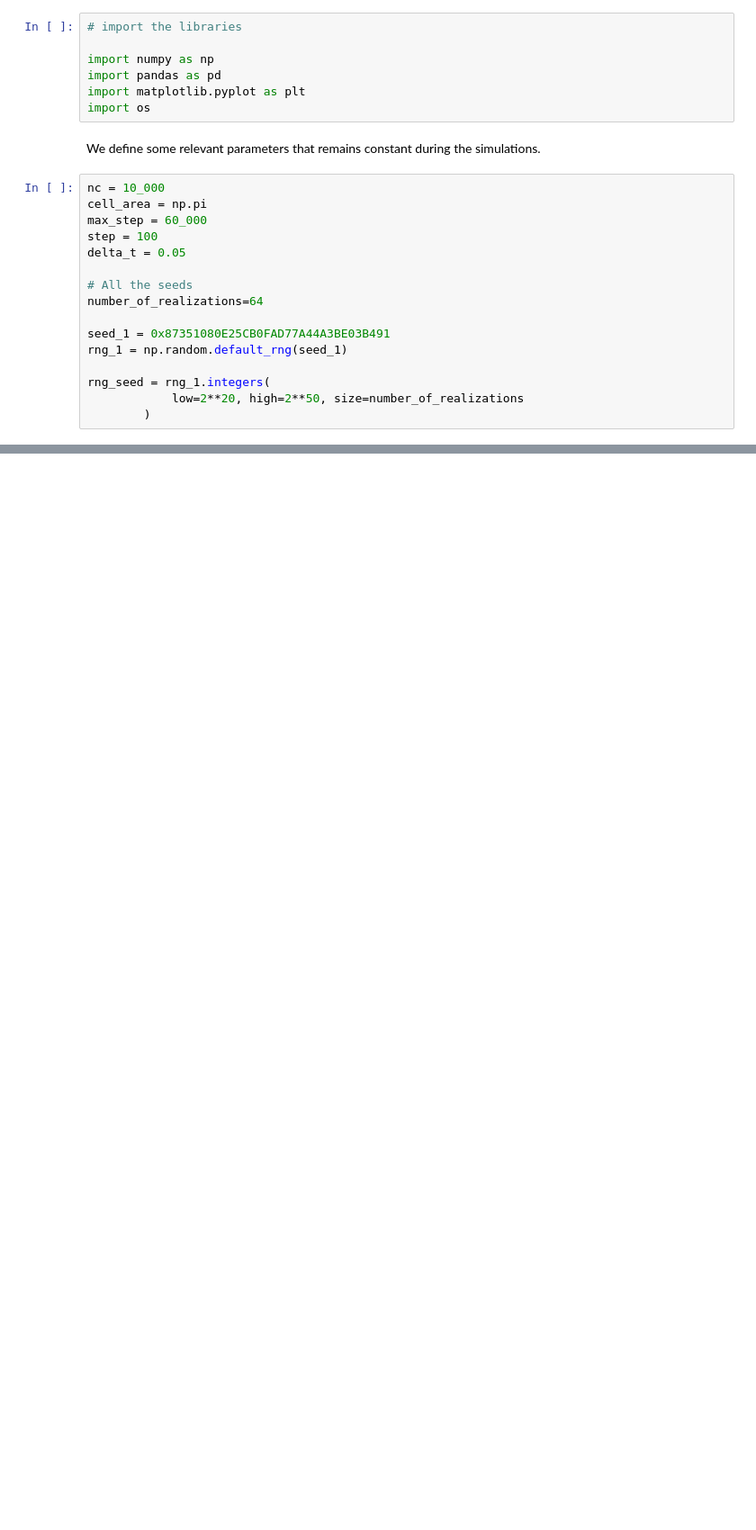
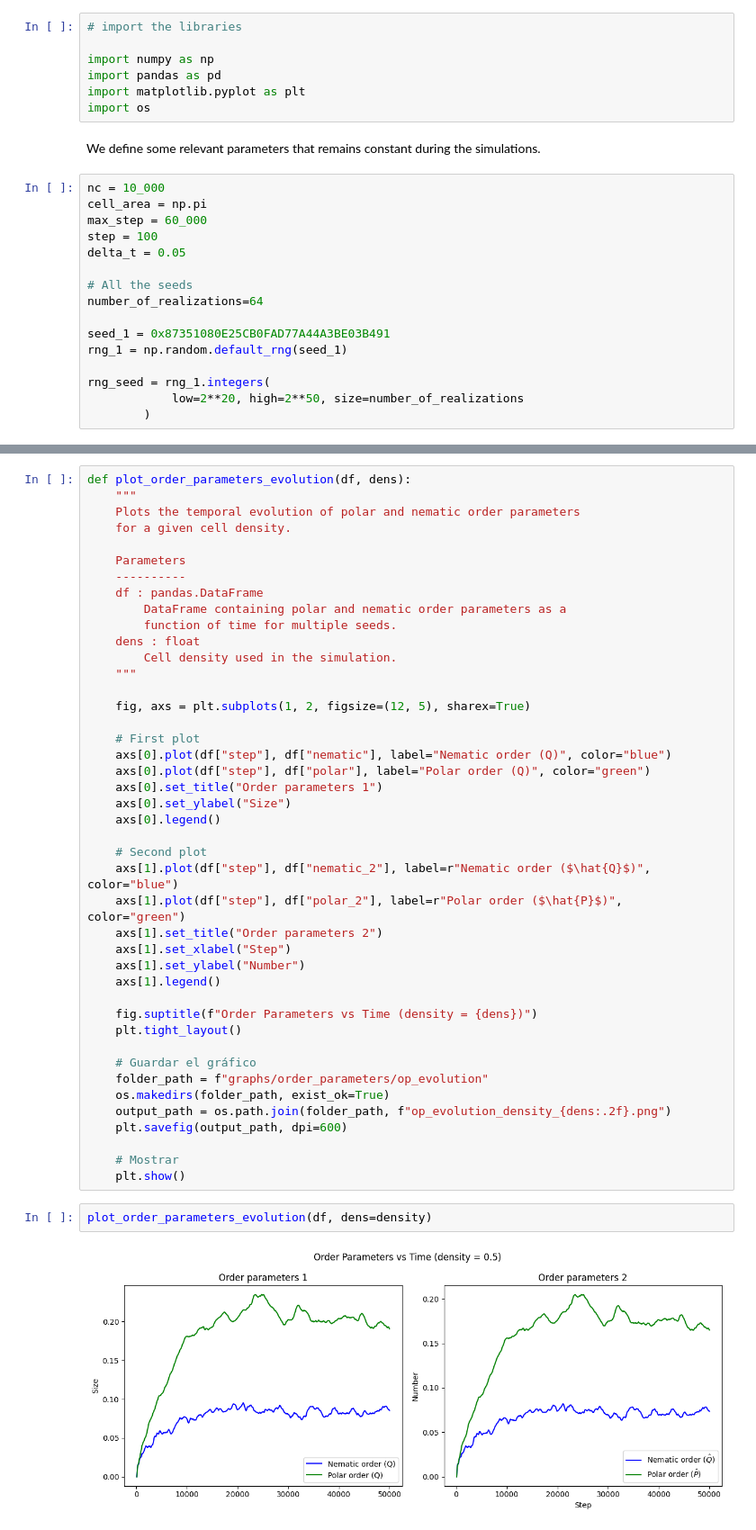
Before and after one commit to gonzaloangaut/oncostreams_analysis, a Jupyter notebook: analysis_order_parameters.ipynb, the cells around one changed output, grey strips where cells are left out. Shown at 90% size. Cells and saved outputs as stored; diff of their text form; blank space fills up the shorter version.

Commit message:
Finished analyzing order parameters

```diff
--- a/analysis_order_parameters.ipynb
+++ b/analysis_order_parameters.ipynb
@@ -52,0 +168,47 @@ rng_seed = rng_1.integers(
+# %%
+def plot_order_parameters_evolution(df, dens):
+    """
+    Plots the temporal evolution of polar and nematic order parameters
+    for a given cell density.
+
+    Parameters
+    ----------
+    df : pandas.DataFrame
+        DataFrame containing polar and nematic order parameters as a
+        function of time for multiple seeds.
+    dens : float
+        Cell density used in the simulation.
+    """
+
+    fig, axs = plt.subplots(1, 2, figsize=(12, 5), sharex=True)
+
+    # First plot
+    axs[0].plot(df["step"], df["nematic"], label="Nematic order (Q)", color="blue")
+    axs[0].plot(df["step"], df["polar"], label="Polar order (Q)", color="green")
+    axs[0].set_title("Order parameters 1")
+    axs[0].set_ylabel("Size")
+    axs[0].legend()
+
+    # Second plot
+    axs[1].plot(df["step"], df["nematic_2"], label=r"Nematic order ($\hat{Q}$)", color="blue")
+    axs[1].plot(df["step"], df["polar_2"], label=r"Polar order ($\hat{P}$)", color="green")
+    axs[1].set_title("Order parameters 2")
+    axs[1].set_xlabel("Step")
+    axs[1].set_ylabel("Number")
+    axs[1].legend()
+
+    fig.suptitle(f"Order Parameters vs Time (density = {dens})")
+    plt.tight_layout()
+
+    # Guardar el gráfico
+    folder_path = f"graphs/order_parameters/op_evolution"
+    os.makedirs(folder_path, exist_ok=True)
+    output_path = os.path.join(folder_path, f"op_evolution_density_{dens:.2f}.png")
+    plt.savefig(output_path, dpi=600)
+
+    # Mostrar
+    plt.show()
+# %%
+plot_order_parameters_evolution(df, dens=density)
+# %% [output]
+[figure, added]
```
Also changed, not shown: parts of 14 cells of this notebook, 26 other files.
